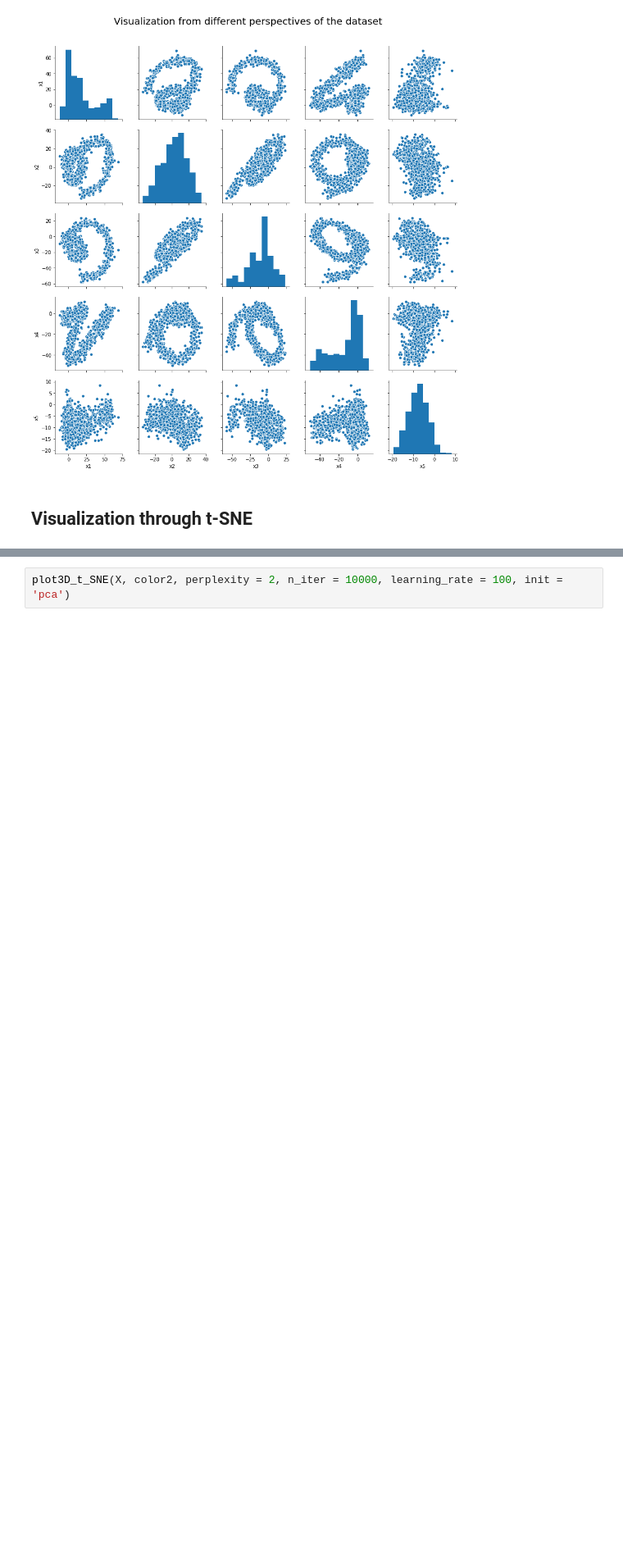
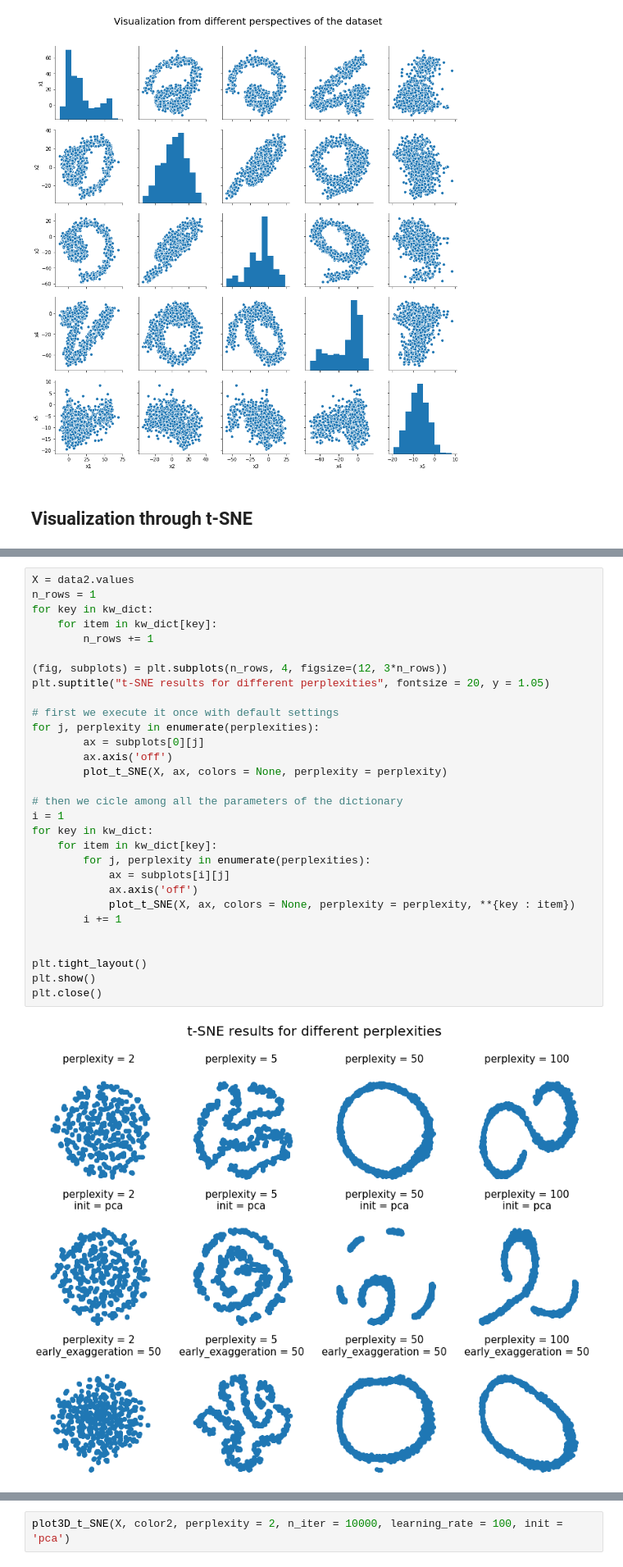
Before and after one commit to nicoladainese96/Data-visualization, a Jupyter notebook: data_visualization.ipynb, the cells around one changed output, grey strips where cells are left out. Shown at 82% size. Cells and saved outputs as stored; diff of their text form; blank space fills up the shorter version.

```diff
--- a/data_visualization.ipynb
+++ b/data_visualization.ipynb
@@ -108,0 +170,32 @@ def plot_t_SNE(X, ax, colors = None, **kwargs ):
+# %%
+X = data2.values
+n_rows = 1
+for key in kw_dict:
+    for item in kw_dict[key]:
+        n_rows += 1
+
+(fig, subplots) = plt.subplots(n_rows, 4, figsize=(12, 3*n_rows))
+plt.suptitle("t-SNE results for different perplexities", fontsize = 20, y = 1.05)
+
+# first we execute it once with default settings
+for j, perplexity in enumerate(perplexities):
+        ax = subplots[0][j]
+        ax.axis('off')
+        plot_t_SNE(X, ax, colors = None, perplexity = perplexity)
+
+# then we cicle among all the parameters of the dictionary
+i = 1
+for key in kw_dict:
+    for item in kw_dict[key]:
+        for j, perplexity in enumerate(perplexities):
+            ax = subplots[i][j]
+            ax.axis('off')
+            plot_t_SNE(X, ax, colors = None, perplexity = perplexity, **{key : item})
+        i += 1
+
+
+plt.tight_layout()
+plt.show()
+plt.close()
+# %% [output]
+[figure, added]
```
Also changed, not shown: parts of 31 cells of this notebook, 20 other files.
